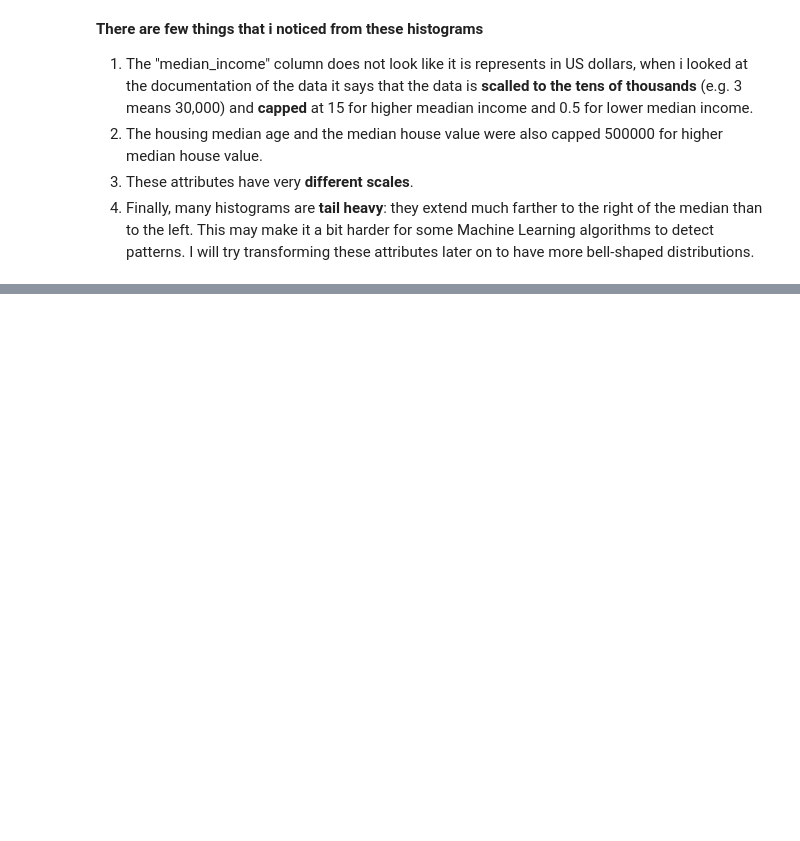
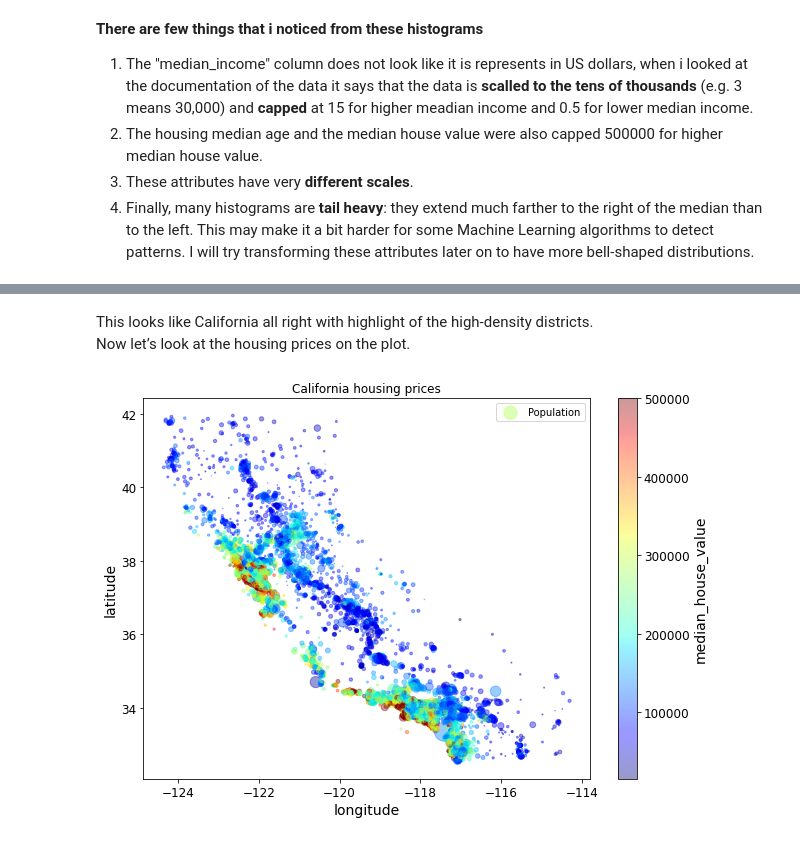
Before and after one commit to AmiirHelmy/California-Housing-Prices, a Jupyter notebook: California_Housing_Prices.ipynb, the cells around one changed output, grey strips where cells are left out. Drawn from its saved outputs; the diff is of its cells as text; code cells hidden in the pictures; blank space fills up the shorter version.

```diff
--- a/California_Housing_Prices.ipynb
+++ b/California_Housing_Prices.ipynb
@@ -206,0 +270,15 @@ plt.show();
+# %% [markdown]
+This looks like California all right with  highlight of the high-density districts.
+<br>
+Now let’s look at the housing prices on the plot.
+# %%
+# Plotting housing prices with district population and the color to represent prices
+housing.plot(kind="scatter", y="latitude", x="longitude", alpha=0.4,
+            s=housing.population/100,            # the radius of each circle representsthe district’s population
+            label="Population", figsize=(10,7),  # the color represents the price
+            c="median_house_value", cmap=plt.get_cmap("jet"), colorbar=True, sharex=False
+            )
+plt.legend()
+plt.title("California housing prices");
+# %% [output]
+[figure, added]
```
Also changed, not shown: parts of 15 cells of this notebook.
